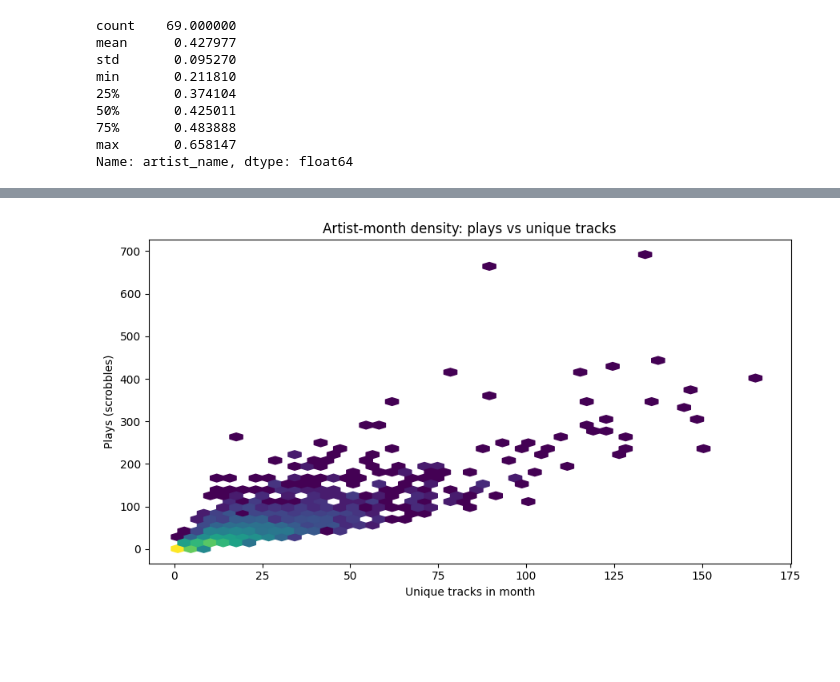
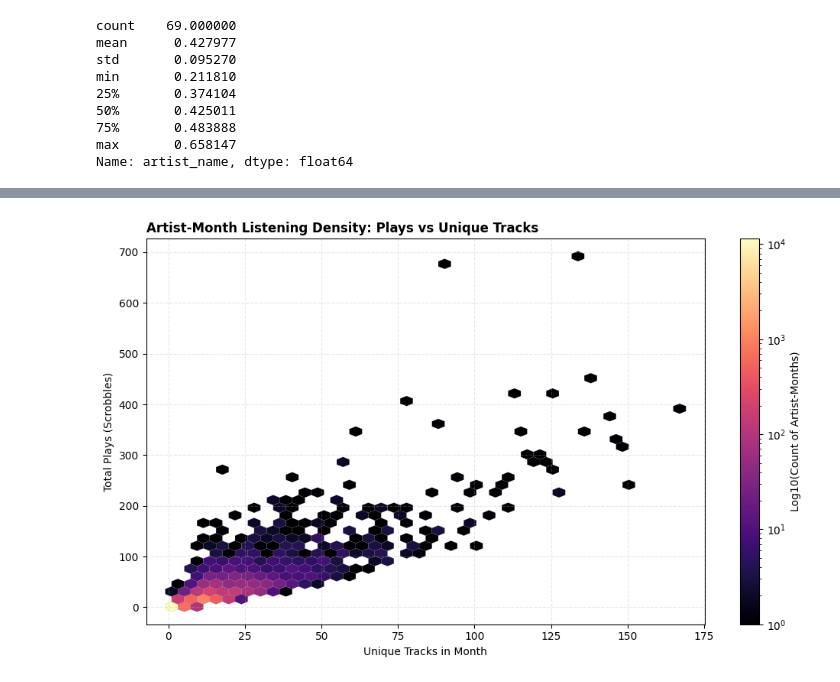
Before and after one commit to Tyainss/artist-lifecycle, a Jupyter notebook: notebooks/breakout/00_eda.ipynb, the cells around one changed output, grey strips where cells are left out. Drawn from its saved outputs; the diff is of its cells as text; code cells hidden in the pictures; blank space fills up the shorter version.

Commit message:
:chart_with_upwards_trend: Finish Visual EDA

```diff
--- a/notebooks/breakout/00_eda.ipynb
+++ b/notebooks/breakout/00_eda.ipynb
@@ -656,22 +664,26 @@ plt.show()
 # %%
-artist_month_tracks = (
-    df.groupby(["month", "artist_name"])
-    .agg(
-        plays_t=("track_name", "size"),
-        unique_tracks_t=("track_name", "nunique"),
-    )
-    .reset_index()
+# Prettier density chart: plays vs unique tracks
+plt.figure(figsize=(10, 6))
+
+hb = plt.hexbin(
+    artist_month_tracks["unique_tracks_t"],
+    artist_month_tracks["plays_t"],
+    gridsize=40,
+    bins="log",
+    cmap="magma",
+    mincnt=1,
+    edgecolors='gray',
+    linewidths=0.1
 )
 
-tmp = artist_month_tracks.copy()
+cb = plt.colorbar(hb, label='Log10(Count of Artist-Months)')
+plt.title("Artist-Month Listening Density: Plays vs Unique Tracks", loc='left', fontweight='bold')
+plt.xlabel("Unique Tracks in Month")
+plt.ylabel("Total Plays (Scrobbles)")
+plt.grid(True, linestyle='--', alpha=0.3)
 
-plt.figure(figsize=(9, 5))
-plt.hexbin(tmp["unique_tracks_t"], tmp["plays_t"], gridsize=45, bins="log")
-plt.title("Artist-month density: plays vs unique tracks")
-plt.xlabel("Unique tracks in month")
-plt.ylabel("Plays (scrobbles)")
 plt.tight_layout()
 plt.show()
 # %% [output]
-[figure, old version]
+[figure, new version]
 # %%
```
Also changed, not shown: parts of 12 cells of this notebook.
